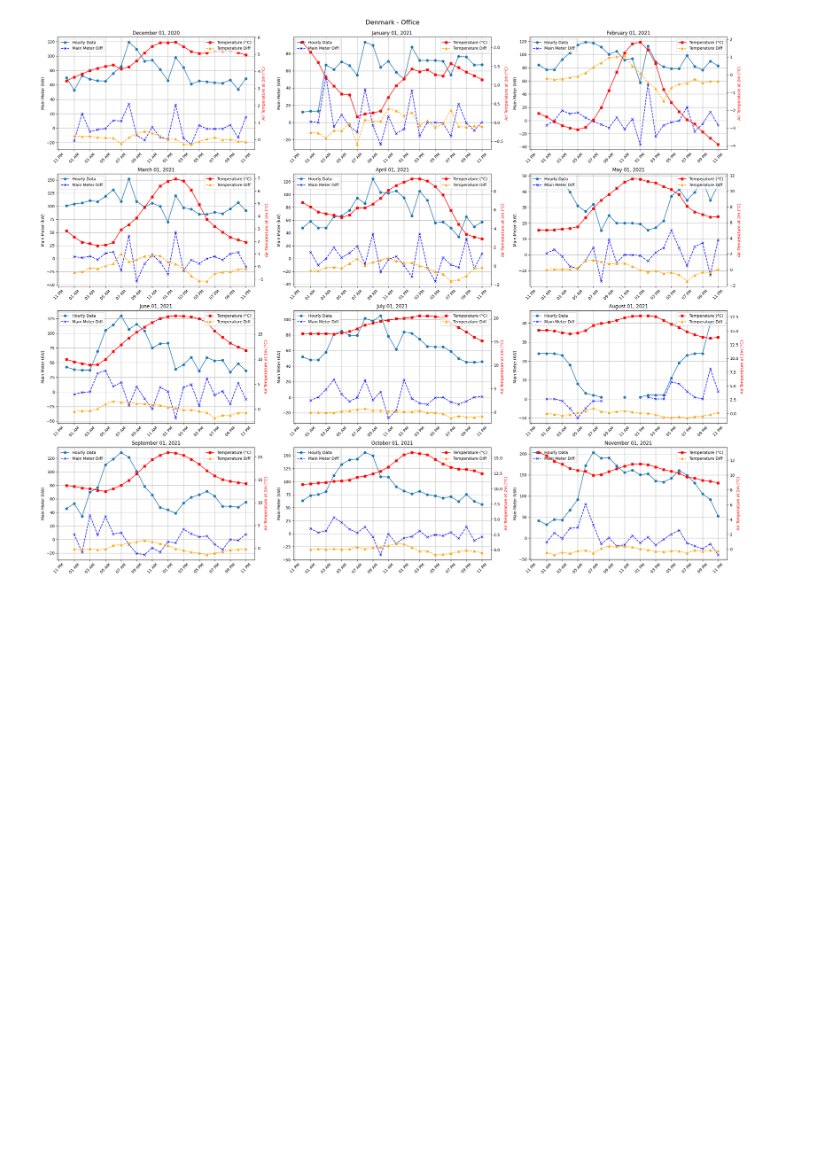
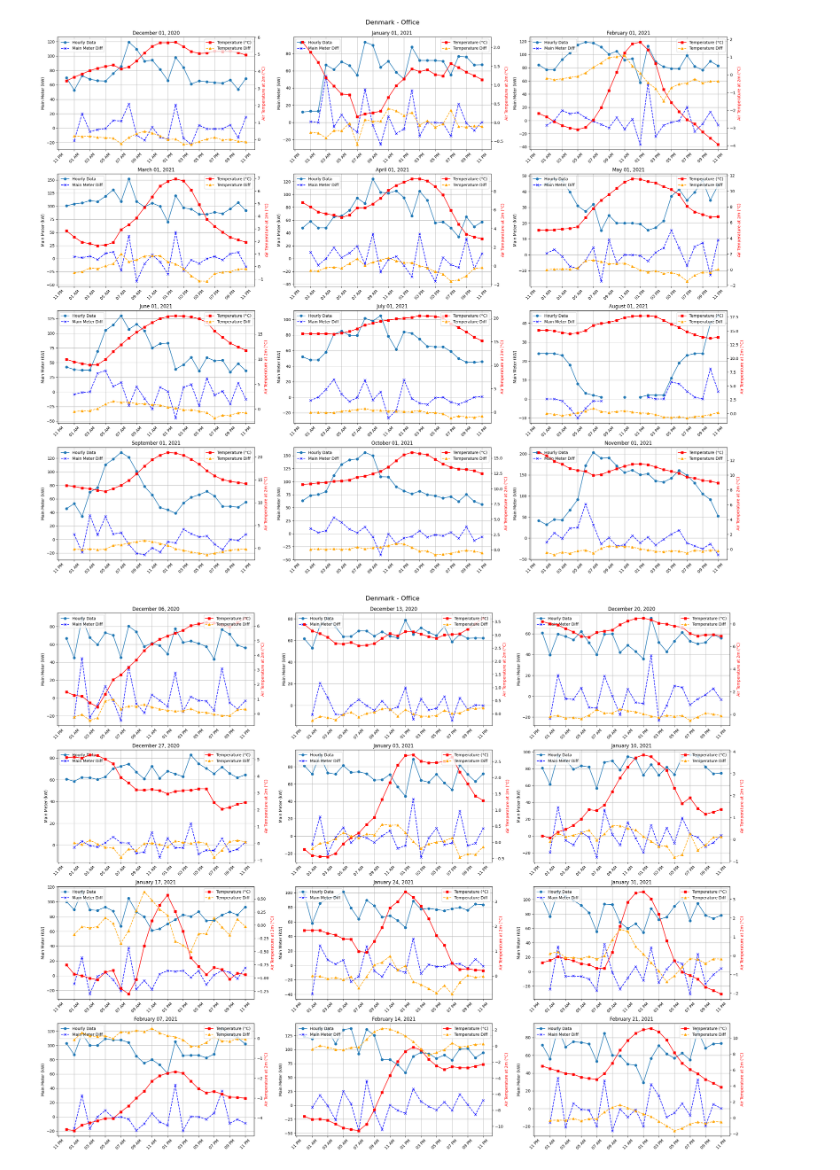
Before and after one commit to tenseisoham/payday, a Jupyter notebook: code/eda_den_L03_B02.ipynb, the cells around one changed output. Drawn from its saved outputs; the diff is of its cells as text; code cells hidden in the pictures; blank space fills up the shorter version.

```diff
--- a/code/eda_den_L03_B02.ipynb
+++ b/code/eda_den_L03_B02.ipynb
@@ -135,3 +135,68 @@ plt.subplots_adjust(top=0.95)
 plt.show()
 # %% [output]
 [figure]
+# %%
+df_1h['day_of_week'] = df_1h['timestamp'].dt.day_name() #to get the day, so as to use for offices
+# %%
+import pandas as pd
+import matplotlib.pyplot as plt
+import matplotlib.dates as mdates
+
+# Assuming df_1h and df_weather are your DataFrames and already loaded
+
+# Convert the 'timestamp' column to datetime for all DataFrames
+df_1h['timestamp'] = pd.to_datetime(df_1h['timestamp'])
+df_weather['timestamp'] = pd.to_datetime(df_weather['timestamp'])
+
+# Create a list of Sundays for each month
+dates = pd.date_range(start='2020-12-01', end='2021-11-01', freq='W-SUN').date
+
+# Limit dates to 12 (if there are more than 12 Sundays)
+dates = dates[:12]
+
+# Create a 3x4 grid of subplots (adjust according to the number of Sundays)
+fig, axes = plt.subplots(4, 3, figsize=(25, 20), sharex=False, sharey=False)
+
+# Flatten the axes array for easier iteration
+axes = axes.flatten()
+
+# Iterate over each Sunday and create the plot
+for i, date in enumerate(dates):
+    one_day_hourly = df_1h[df_1h['timestamp'].dt.date == pd.to_datetime(date).date()]
+    one_day_weather = df_weather[df_weather['timestamp'].dt.date == pd.to_datetime(date).date()]
+
+    if not one_day_hourly.empty and not one_day_weather.empty:
+        # Calculate the derivative for main_meter(kW) data
+        main_meter_diff = one_day_hourly['main_meter(kW)'].diff() / (one_day_hourly['timestamp'].diff().dt.total_seconds() / 3600)
+
+        # Plot hourly data
+        axes[i].plot(one_day_hourly['timestamp'], one_day_hourly['main_meter(kW)'], marker='o', label='Hourly Data')
+        axes[i].plot(one_day_hourly['timestamp'], main_meter_diff, marker='x', linestyle='--', color='blue', label='Main Meter Diff')
+
+        axes[i].set_ylabel('Main Meter (kW)')
+        axes[i].set_title(f'{date.strftime("%B %d, %Y")}')
+        axes[i].grid(True)
+        axes[i].legend(loc='upper left')
+
+        # Plot weather data
+        ax2 = axes[i].twinx()
+        air_temp_diff = one_day_weather['air_temperature_at_2m(deg_C)'].diff() / (one_day_weather['timestamp'].diff().dt.total_seconds() / 3600)
+        ax2.plot(one_day_weather['timestamp'], one_day_weather['air_temperature_at_2m(deg_C)'], marker='s', color='red', label='Temperature (°C)')
+        ax2.plot(one_day_weather['timestamp'], air_temp_diff, marker='^', linestyle='--', color='orange', label='Temperature Diff')
+        ax2.set_ylabel('Air Temperature at 2m (°C)', color='red')
+        ax2.legend(loc='upper right')
+
+        # Limit x-ticks to avoid max ticks error
+        ax2.xaxis.set_major_locator(mdates.HourLocator(interval=2))  # Set interval to 2 hours
+        ax2.xaxis.set_major_formatter(mdates.DateFormatter('%I %p'))
+
+# Rotate x-axis labels for the last subplot
+for ax in axes:
+    ax.tick_params(axis='x', rotation=45)
+
+fig.tight_layout()
+fig.suptitle('Denmark - Office', fontsize=16)
+plt.subplots_adjust(top=0.95)
+plt.show()
+# %% [output]
+[figure, added]
```
Also changed, not shown: parts of 2 cells of this notebook.
